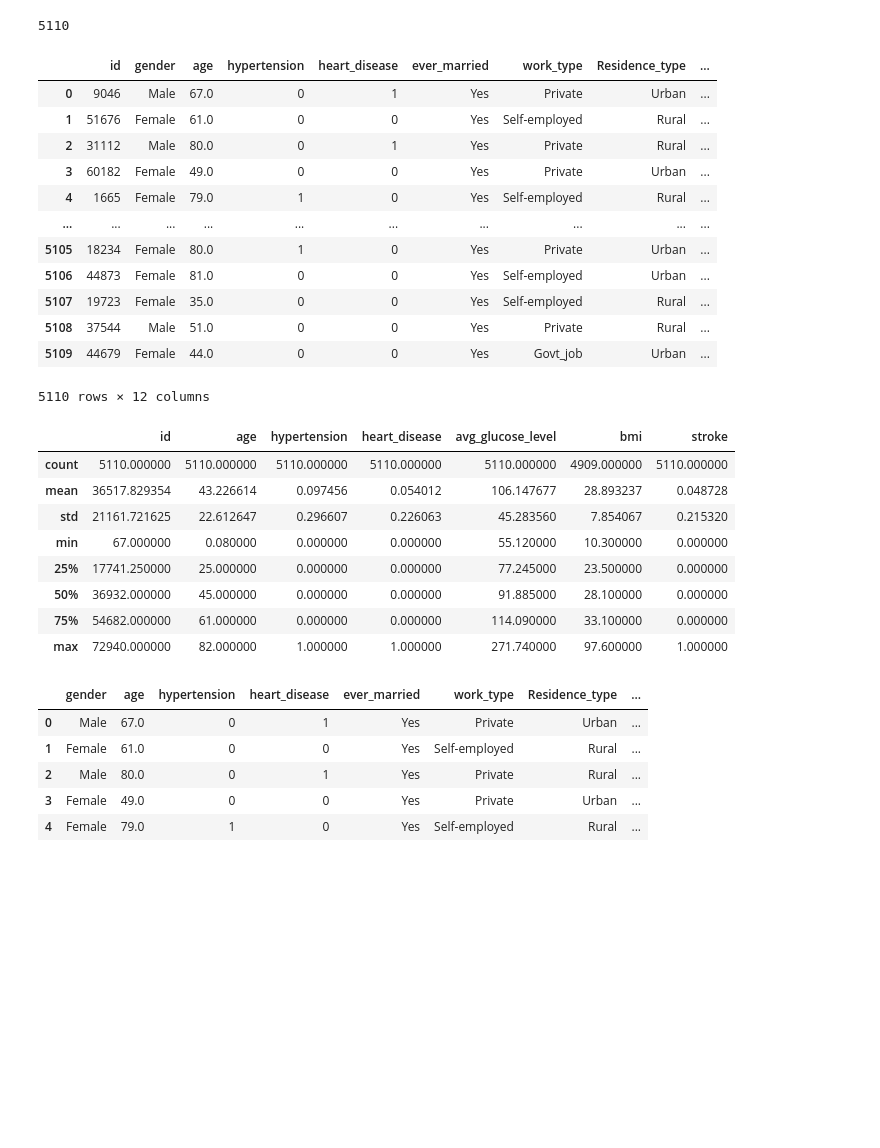
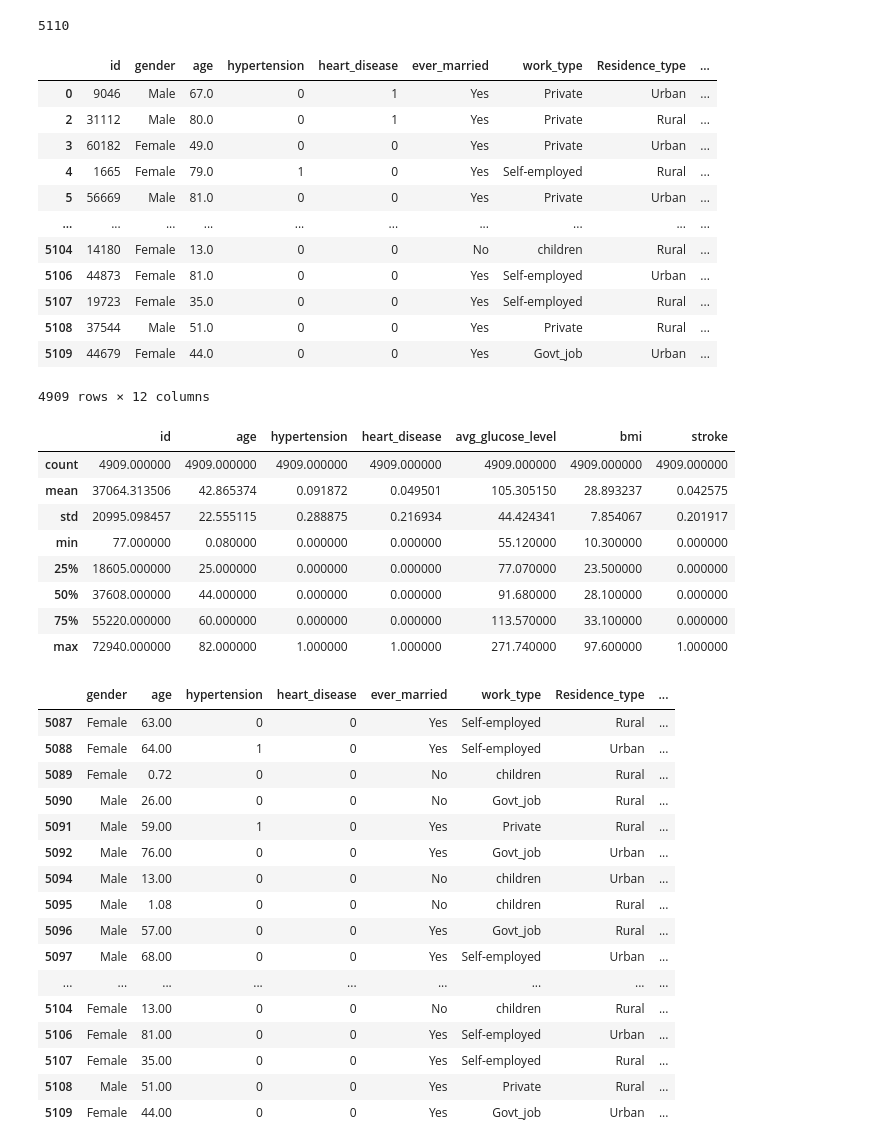
Before and after one commit to boborodono/San_Antonio_Machine_Learning_SAML, a Jupyter notebook: Pacatte/Datacleanup.ipynb, the cells around one changed output. Drawn from its saved outputs; the diff is of its cells as text; code cells hidden in the pictures; blank space fills up the shorter version.

Commit message:
cleaned up more

```diff
--- a/Pacatte/Datacleanup.ipynb
+++ b/Pacatte/Datacleanup.ipynb
@@ -41,44 +41,55 @@ len(stroke_df.index)
 # %% [output]
 5110
 # %%
-stroke_df.dropna()
+stroke_df.dropna(subset = ["bmi"], inplace=True)
 stroke_df
 # %% [output]
 |  | id | gender | age | hypertension | heart_disease | ever_married | work_type | Residence_type | ... |
 | 0 | 9046 | Male | 67.0 | 0 | 1 | Yes | Private | Urban | ... |
-| 1 | 51676 | Female | 61.0 | 0 | 0 | Yes | Self-employed | Rural | ... |
 | 2 | 31112 | Male | 80.0 | 0 | 1 | Yes | Private | Rural | ... |
 | 3 | 60182 | Female | 49.0 | 0 | 0 | Yes | Private | Urban | ... |
 | 4 | 1665 | Female | 79.0 | 1 | 0 | Yes | Self-employed | Rural | ... |
+| 5 | 56669 | Male | 81.0 | 0 | 0 | Yes | Private | Urban | ... |
 | ... | ... | ... | ... | ... | ... | ... | ... | ... | ... |
-| 5105 | 18234 | Female | 80.0 | 1 | 0 | Yes | Private | Urban | ... |
+| 5104 | 14180 | Female | 13.0 | 0 | 0 | No | children | Rural | ... |
 | 5106 | 44873 | Female | 81.0 | 0 | 0 | Yes | Self-employed | Urban | ... |
 | 5107 | 19723 | Female | 35.0 | 0 | 0 | Yes | Self-employed | Rural | ... |
 | 5108 | 37544 | Male | 51.0 | 0 | 0 | Yes | Private | Rural | ... |
 | 5109 | 44679 | Female | 44.0 | 0 | 0 | Yes | Govt_job | Urban | ... |
-5110 rows × 12 columns
+4909 rows × 12 columns
 # %%
 stroke_df.describe()
 # %% [output]
 |  | id | age | hypertension | heart_disease | avg_glucose_level | bmi | stroke |
-| count | 5110.000000 | 5110.000000 | 5110.000000 | 5110.000000 | 5110.000000 | 4909.000000 | 5110.000000 |
-| mean | 36517.829354 | 43.226614 | 0.097456 | 0.054012 | 106.147677 | 28.893237 | 0.048728 |
-| std | 21161.721625 | 22.612647 | 0.296607 | 0.226063 | 45.283560 | 7.854067 | 0.215320 |
-| min | 67.000000 | 0.080000 | 0.000000 | 0.000000 | 55.120000 | 10.300000 | 0.000000 |
-| 25% | 17741.250000 | 25.000000 | 0.000000 | 0.000000 | 77.245000 | 23.500000 | 0.000000 |
-| 50% | 36932.000000 | 45.000000 | 0.000000 | 0.000000 | 91.885000 | 28.100000 | 0.000000 |
-| 75% | 54682.000000 | 61.000000 | 0.000000 | 0.000000 | 114.090000 | 33.100000 | 0.000000 |
+| count | 4909.000000 | 4909.000000 | 4909.000000 | 4909.000000 | 4909.000000 | 4909.000000 | 4909.000000 |
+| mean | 37064.313506 | 42.865374 | 0.091872 | 0.049501 | 105.305150 | 28.893237 | 0.042575 |
+| std | 20995.098457 | 22.555115 | 0.288875 | 0.216934 | 44.424341 | 7.854067 | 0.201917 |
+| min | 77.000000 | 0.080000 | 0.000000 | 0.000000 | 55.120000 | 10.300000 | 0.000000 |
+| 25% | 18605.000000 | 25.000000 | 0.000000 | 0.000000 | 77.070000 | 23.500000 | 0.000000 |
+| 50% | 37608.000000 | 44.000000 | 0.000000 | 0.000000 | 91.680000 | 28.100000 | 0.000000 |
+| 75% | 55220.000000 | 60.000000 | 0.000000 | 0.000000 | 113.570000 | 33.100000 | 0.000000 |
 | max | 72940.000000 | 82.000000 | 1.000000 | 1.000000 | 271.740000 | 97.600000 | 1.000000 |
 # %%
 stroke_cleaned_df = stroke_df.drop(["id"], axis=1)
-stroke_cleaned_df.head()
+stroke_cleaned_df.tail(20)
 # %% [output]
 |  | gender | age | hypertension | heart_disease | ever_married | work_type | Residence_type | ... |
-| 0 | Male | 67.0 | 0 | 1 | Yes | Private | Urban | ... |
-| 1 | Female | 61.0 | 0 | 0 | Yes | Self-employed | Rural | ... |
-| 2 | Male | 80.0 | 0 | 1 | Yes | Private | Rural | ... |
-| 3 | Female | 49.0 | 0 | 0 | Yes | Private | Urban | ... |
-| 4 | Female | 79.0 | 1 | 0 | Yes | Self-employed | Rural | ... |
+| 5087 | Female | 63.00 | 0 | 0 | Yes | Self-employed | Rural | ... |
+| 5088 | Female | 64.00 | 1 | 0 | Yes | Self-employed | Urban | ... |
+| 5089 | Female | 0.72 | 0 | 0 | No | children | Rural | ... |
+| 5090 | Male | 26.00 | 0 | 0 | No | Govt_job | Rural | ... |
+| 5091 | Male | 59.00 | 1 | 0 | Yes | Private | Rural | ... |
+| 5092 | Male | 76.00 | 0 | 0 | Yes | Govt_job | Urban | ... |
+| 5094 | Male | 13.00 | 0 | 0 | No | children | Urban | ... |
+| 5095 | Male | 1.08 | 0 | 0 | No | children | Rural | ... |
+| 5096 | Male | 57.00 | 0 | 0 | Yes | Govt_job | Rural | ... |
+| 5097 | Male | 68.00 | 0 | 0 | Yes | Self-employed | Urban | ... |
+| ... | ... | ... | ... | ... | ... | ... | ... | ... |
+| 5104 | Female | 13.00 | 0 | 0 | No | children | Rural | ... |
+| 5106 | Female | 81.00 | 0 | 0 | Yes | Self-employed | Urban | ... |
+| 5107 | Female | 35.00 | 0 | 0 | Yes | Self-employed | Rural | ... |
+| 5108 | Male | 51.00 | 0 | 0 | Yes | Private | Rural | ... |
+| 5109 | Female | 44.00 | 0 | 0 | Yes | Govt_job | Urban | ... |
 # %%
 #Things to consider:  Null values in bmi column.  Replace with mean? Drop all together probably
 #Based on what model we use do we need to bin certain columns.
```
Also changed, not shown: parts of 1 cell of this notebook.
